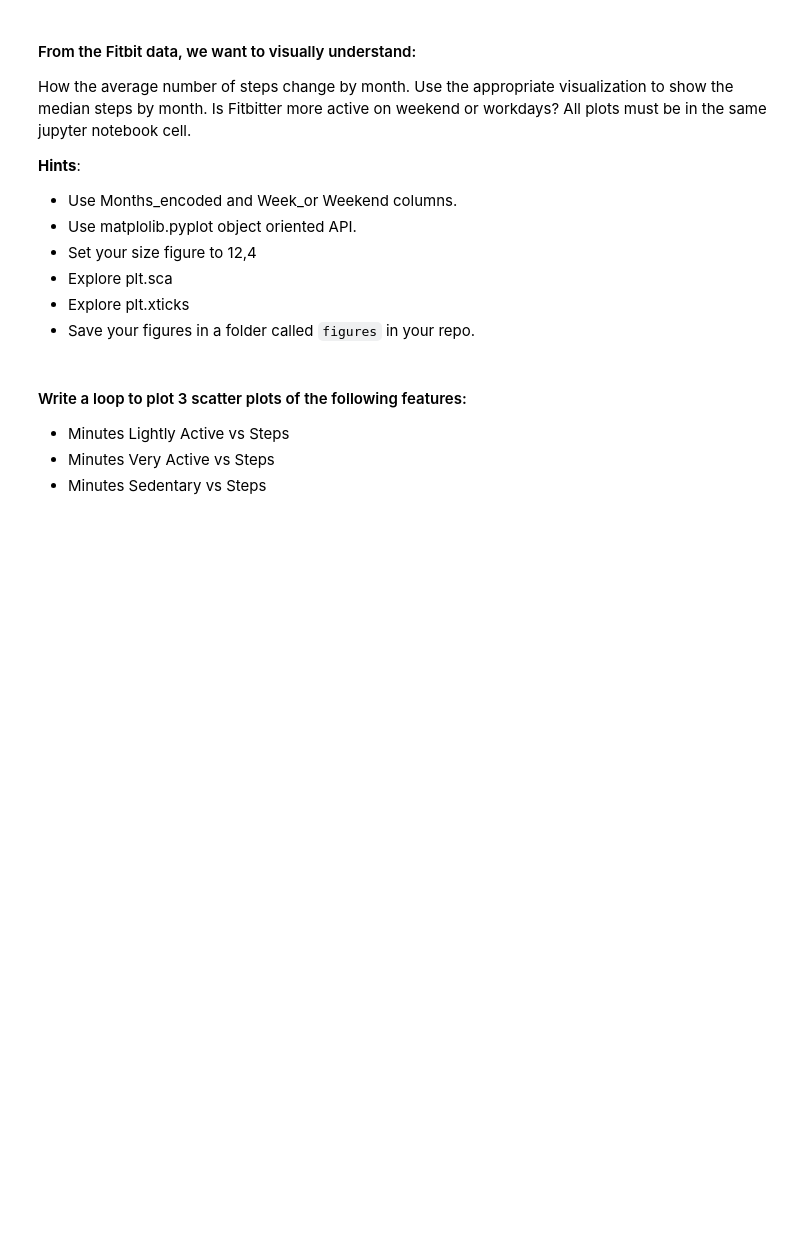
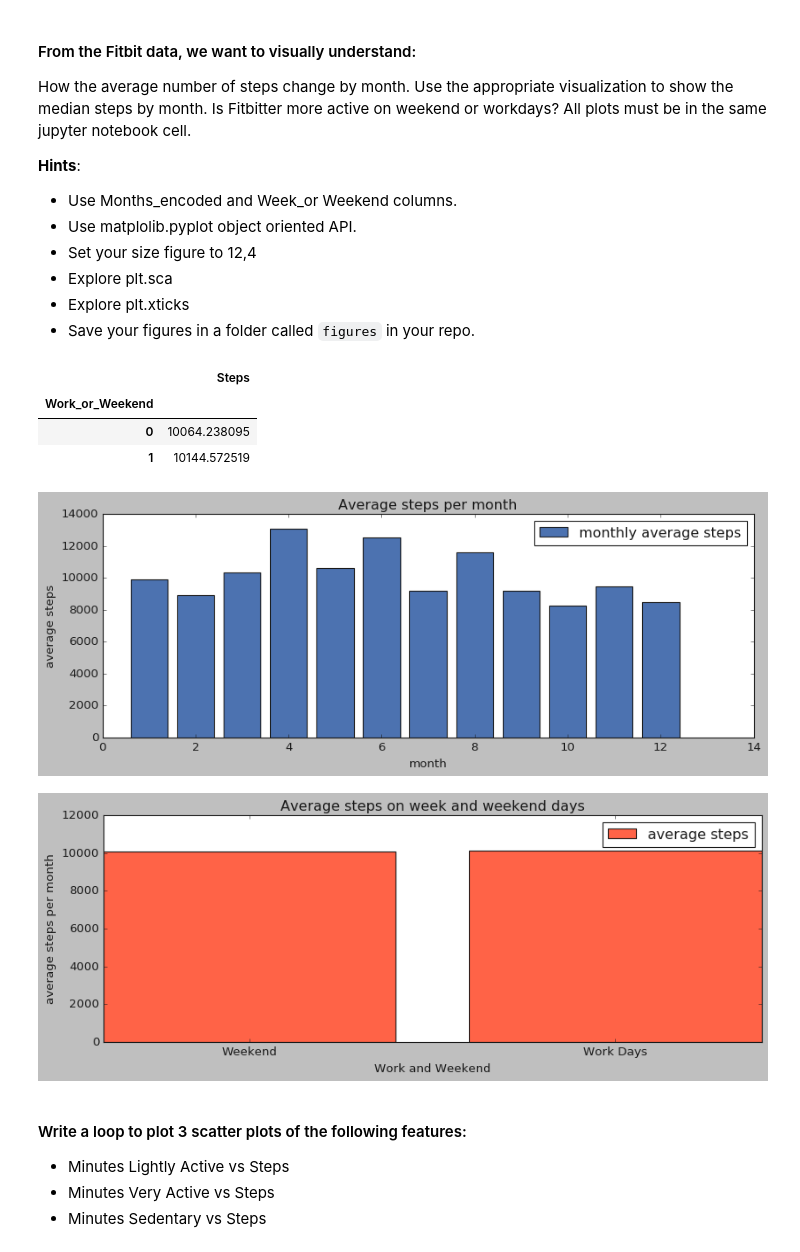
Before and after one commit to wobniarin/lab-matplotlib-seaborn, a Jupyter notebook: your-code/main.ipynb, the cells around one changed output. Drawn from its saved outputs; the diff is of its cells as text; code cells hidden in the pictures; blank space fills up the shorter version.

```diff
--- a/your-code/main.ipynb
+++ b/your-code/main.ipynb
@@ -161,0 +179,2 @@ plt.show()
+# %%
+fitbit2 = pd.read_csv('Fitbit2.csv')
@@ -181,3 +204,49 @@ How the average number of steps change by month. Use the appropriate visualizati
+# %%
+work_weekend
+# %% [output]
+|  | Steps |
+| Work_or_Weekend |  |
+| 0 | 10064.238095 |
+| 1 | 10144.572519 |
+# %%
+## We prefer to do a graph that is a bar chart since we have data that is discrete and is better not to be
+## represented in a continuous graph.
+
+# MEDIAN STEPS BY MONTH_ENCODED
+avg_steps = fitbit2.groupby(by= 'Months_encoded').mean()[['Steps']]
+avg_steps.index
+
+plt.figure(figsize=(12,4))
+plt.bar(avg_steps.index, avg_steps['Steps'], label='monthly average steps')
+
+plt.xlabel('month')
+plt.ylabel('average steps')
+
+plt.title('Average steps per month')
+plt.legend()
+plt.savefig('figures/avg_steps_month.png', dpi=300)
+plt.show()
+
+
+
+
+# MEDIAN STEPS BY WORK_OR_WEEKEND
+work_weekend = fitbit2.groupby(by='Work_or_Weekend').mean()[['Steps']]
+plt.figure(figsize=(12,4))
+plt.bar(work_weekend.index, work_weekend['Steps'], label='average steps', color='tomato')
+
+plt.xlabel('Work and Weekend')
+plt.ylabel('average steps per month')
+
+plt.title('Average steps on week and weekend days')
+bins=['Weekend','Work Days']
+plt.xticks(work_weekend.index, bins)
+plt.legend()
+plt.savefig('figures/avg_steps_week_weekend.png', dpi=300)
+plt.show()
+# %% [output]
+[figure, added]
+[figure, added]
 # %% [markdown]
 #### Write a loop to plot 3 scatter plots of the following features:
 
```
Also changed, not shown: parts of 58 cells of this notebook, 2 other files.
